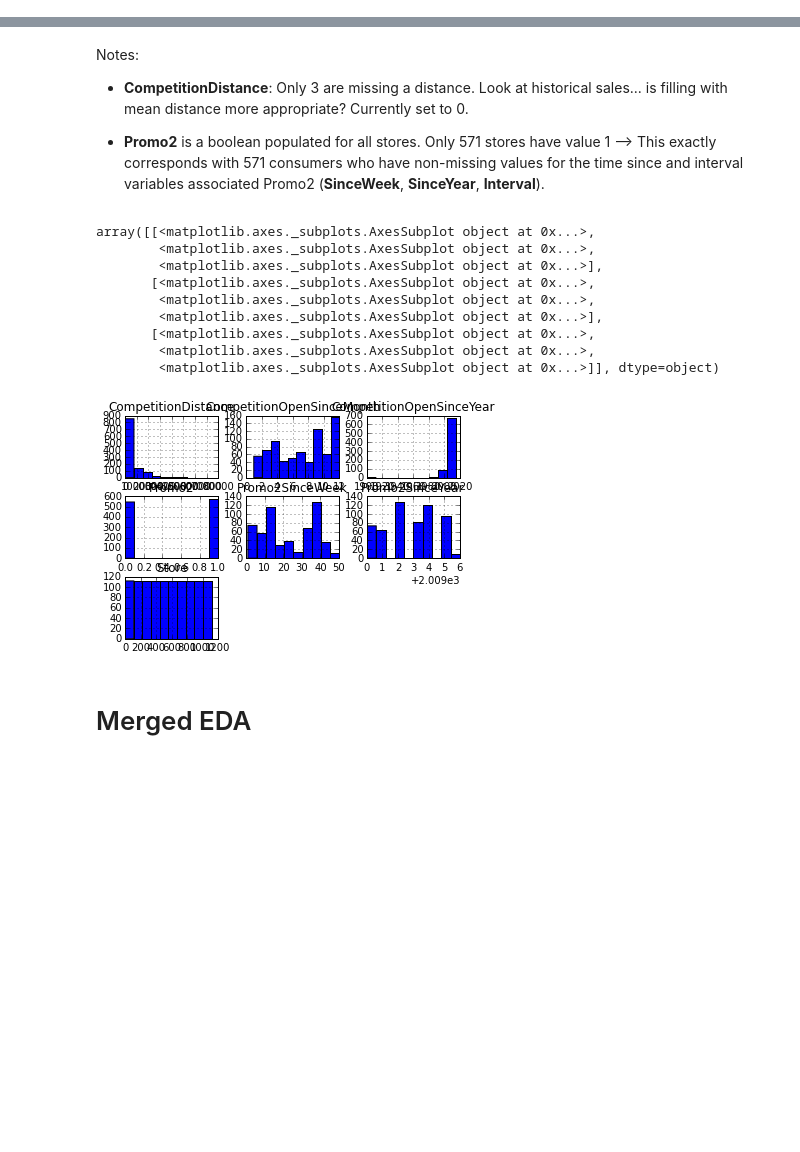
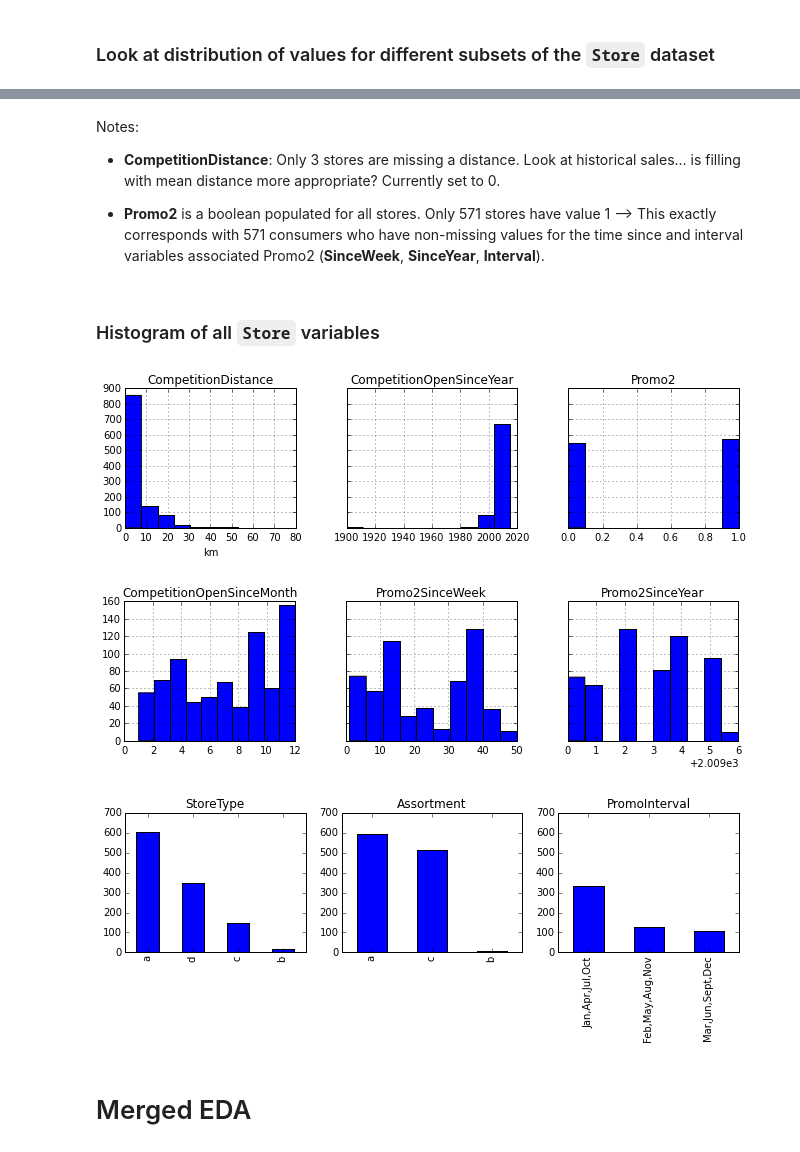
Before and after one commit to tbackes/kaggle-rossman, a Jupyter notebook: kaggle_rossman-tbackes.ipynb, the cells around one changed output, grey strips where cells are left out. Saved outputs shown, nothing was run; the diff lists cells and outputs as text; code cells hidden in the pictures; blank space fills up the shorter version.

```diff
--- a/kaggle_rossman-tbackes.ipynb
+++ b/kaggle_rossman-tbackes.ipynb
@@ -96,3 +115,5 @@ freq         602        593              335
+# %% [markdown]
+### Look at distribution of values for different subsets of the `Store` dataset
 # %%
 ### STORE EDA
 #store.groupby('StoreType').describe()
@@ -115,24 +136,28 @@ store[store.Promo2==0].describe()
 # %% [markdown]
 Notes:
 
-- **CompetitionDistance**: Only 3 are missing a distance. Look at historical sales... is filling with mean distance more appropriate? Currently set to 0.
+- **CompetitionDistance**: Only 3 stores are missing a distance. Look at historical sales... is filling with mean distance more appropriate? Currently set to 0.
 
 - **Promo2** is a boolean populated for all stores. Only 571 stores have value 1 --> This exactly corresponds with 571 consumers who have non-missing values for the time since and interval variables associated Promo2 (**SinceWeek**, **SinceYear**, **Interval**).
-# %%
-#plt.subplot()
-store.hist();
-#plt.tight_layout()
-# %% [output]
-array([[<matplotlib.axes._subplots.AxesSubplot object at 0x...>,
-        <matplotlib.axes._subplots.AxesSubplot object at 0x...>,
-        <matplotlib.axes._subplots.AxesSubplot object at 0x...>],
-       [<matplotlib.axes._subplots.AxesSubplot object at 0x...>,
-        <matplotlib.axes._subplots.AxesSubplot object at 0x...>,
-        <matplotlib.axes._subplots.AxesSubplot object at 0x...>],
-       [<matplotlib.axes._subplots.AxesSubplot object at 0x...>,
-        <matplotlib.axes._subplots.AxesSubplot object at 0x...>,
-        <matplotlib.axes._subplots.AxesSubplot object at 0x...>]], dtype=object)
-[figure, removed]
+# %% [markdown]
+### Histogram of all `Store` variables
+# %%
+ax = store[['CompetitionDistance','CompetitionOpenSinceYear','Promo2']].hist(sharey=True, figsize=(11,2.5), layout = (1,3));
+ax[0][0].set_xticklabels(map(int,ax[0][0].get_xticks()/1000))
+ax[0][0].set_xlabel('km')
+ax = store[['CompetitionOpenSinceMonth','Promo2SinceWeek','Promo2SinceYear']].hist(sharey=True, figsize=(11,2.5), layout = (1,3));
+
+fig, ax = plt.subplots(1, 3, figsize =(11, 2.5))
+# df[['StoreType','Assortment','PromoInterval']].value_counts().plot(kind='bar')
+# title('Histogram of events by event type')
+for i, col in enumerate(['StoreType','Assortment','PromoInterval']):
+    store[col].value_counts().plot(kind='bar', ax=ax[i])
+    ax[i].set_title(col)
+    ax[i].set_ylim(0, 700)
+# %% [output]
+[figure, added]
+[figure, added]
+[figure, added]
 # %% [markdown]
 # Merged EDA
 # %%
```
Also changed, not shown: parts of 36 cells of this notebook.
